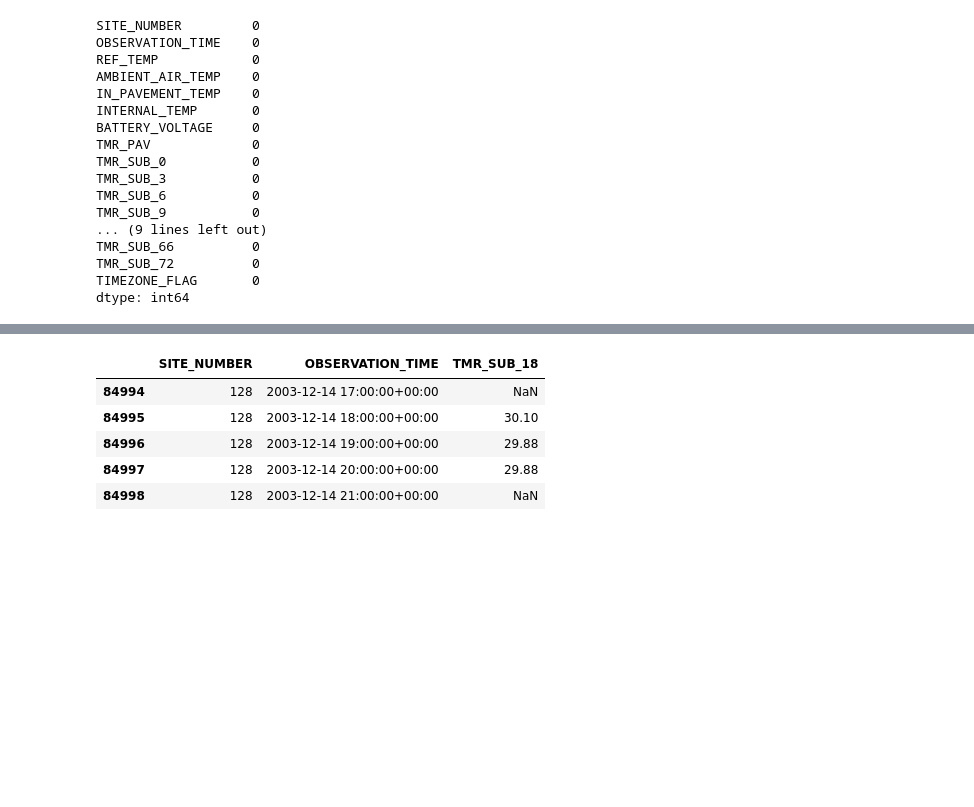
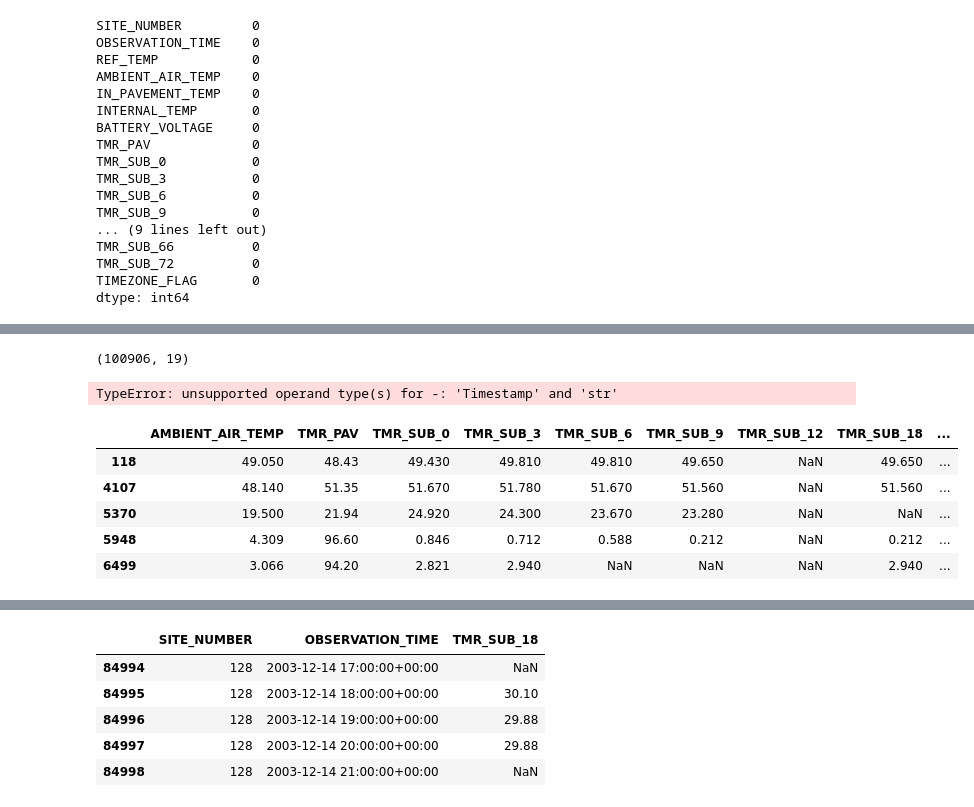
Before and after one commit to erikjamesmason/Temperature_Data_Probe_2, a Jupyter notebook: Temp_data_clean.ipynb, the cells around one changed output, grey strips where cells are left out. Saved outputs shown, nothing was run; the diff lists cells and outputs as text; code cells hidden in the pictures; blank space fills up the shorter version.

Commit message:
intermediate update to further logic and testing

```diff
--- a/Temp_data_clean.ipynb
+++ b/Temp_data_clean.ipynb
@@ -105,0 +241,21 @@ dtype: int64
+# %%
+df.loc[df.TMR_SUB_18.isna()].shape
+# %% [output]
+(100906, 19)
+# %%
+"""sensors_df[np.logical_or(sensors_df.diff(axis=1) == 0,
+                             sensors_df.diff(axis=1, periods=-1) == 0)] = np.nan"""
+
+sensors_df[np.logical_and(sensors_df.diff(axis=1) == 0,
+                             sensors_df.diff(axis=1, periods=-1) == 0)] = np.nan
+# %% [output]
+TypeError: unsupported operand type(s) for -: 'Timestamp' and 'str'
+# %%
+sensors_df.loc[sensors_df.TMR_SUB_12.isna()].head()
+# %% [output]
+|  | AMBIENT_AIR_TEMP | TMR_PAV | TMR_SUB_0 | TMR_SUB_3 | TMR_SUB_6 | TMR_SUB_9 | TMR_SUB_12 | TMR_SUB_18 | ... |
+| 118 | 49.050 | 48.43 | 49.430 | 49.810 | 49.810 | 49.650 | NaN | 49.650 | ... |
+| 4107 | 48.140 | 51.35 | 51.670 | 51.780 | 51.670 | 51.560 | NaN | 51.560 | ... |
+| 5370 | 19.500 | 21.94 | 24.920 | 24.300 | 23.670 | 23.280 | NaN | NaN | ... |
+| 5948 | 4.309 | 96.60 | 0.846 | 0.712 | 0.588 | 0.212 | NaN | 0.212 | ... |
+| 6499 | 3.066 | 94.20 | 2.821 | 2.940 | NaN | NaN | NaN | 2.940 | ... |
```
Also changed, not shown: parts of 25 cells of this notebook.
